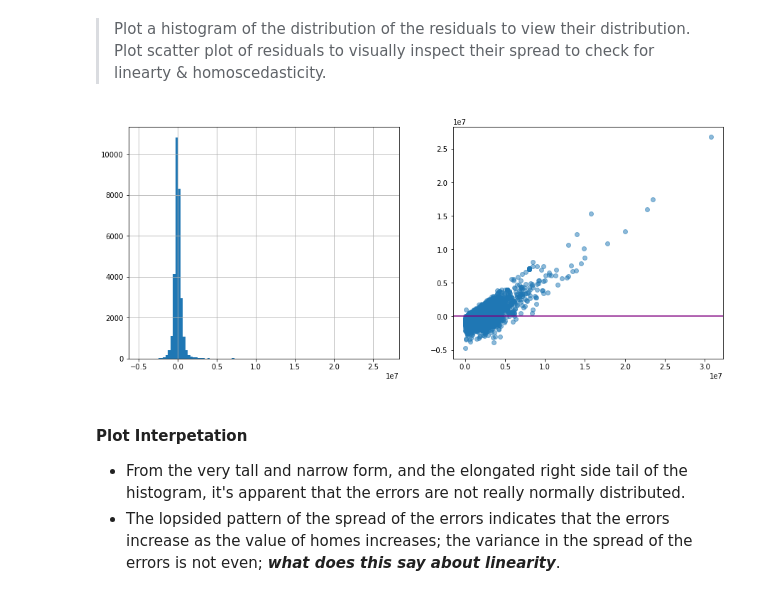
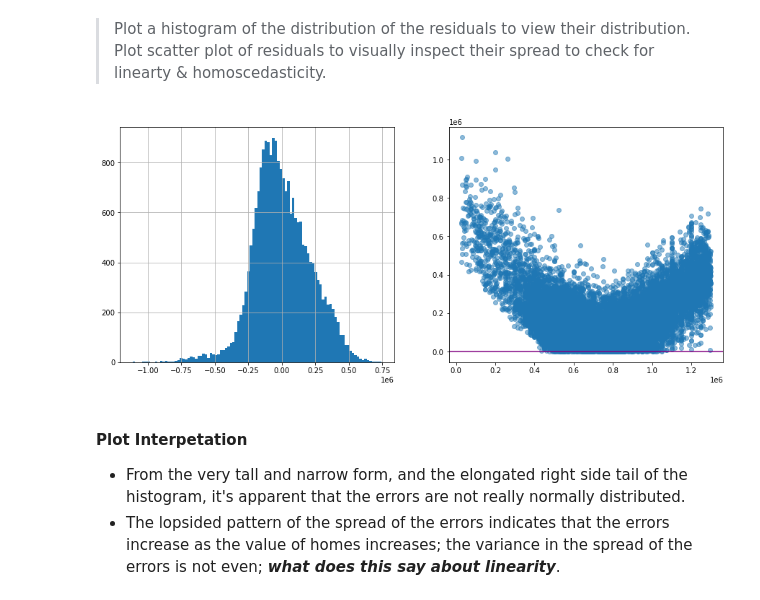
Before and after one commit to terminalcoder/Home-Features-Analysis, a Jupyter notebook: student - no_outliers_copy.ipynb, the cells around one changed output. Drawn from its saved outputs; the diff is of its cells as text; code cells hidden in the pictures.

```diff
--- a/student - no_outliers_copy.ipynb
+++ b/student - no_outliers_copy.ipynb
@@ -72,7 +72,7 @@ kc_house_data.dropna(inplace=True)
 Let's remove any outliers (by `'price`) so they won't bias the analysis:
 # %%
 # remove high outliers
-# kc_house_data = kc_house_data[kc_house_data['price'] < kc_house_data['price'].describe()['75%']]
+kc_house_data = kc_house_data[kc_house_data['price'] < kc_house_data['price'].describe()['75%']]
 # %% [markdown]
 To get familiar with everything going here, let's view some descriptive information about the properties described in this dataset:
 # %%
@@ -400,17 +400,17 @@ Plot scatter plot of residuals to visually inspect their spread to check for lin
 # %%
 # create figure & axes
 fig, axes = plt.subplots(figsize=(15, 6), ncols=2)
 
 # plot histogram of distribution of residuals
 results_4.resid.hist(bins = 100, ax = axes[0])
 
 # plot scatterplot of residuals
-plt.scatter(y = results_4.resid, x = kc_house_data['price'], alpha=.5)
+plt.scatter(y = results_4.resid.abs(), x = kc_house_data['price'], alpha=.5)
 
 # add horizontal line at 0 for clarity
 plt.axhline(y = 0, c='purple');
 # %% [output]
-[figure, old version]
+[figure, new version]
 # %% [markdown]
 #### Plot Interpetation
 - From the very tall and narrow form, and the elongated right side tail of the histogram, it's apparent that the errors are not really normally distributed.
```
Also changed, not shown: parts of 8 cells of this notebook, 1 other file.
